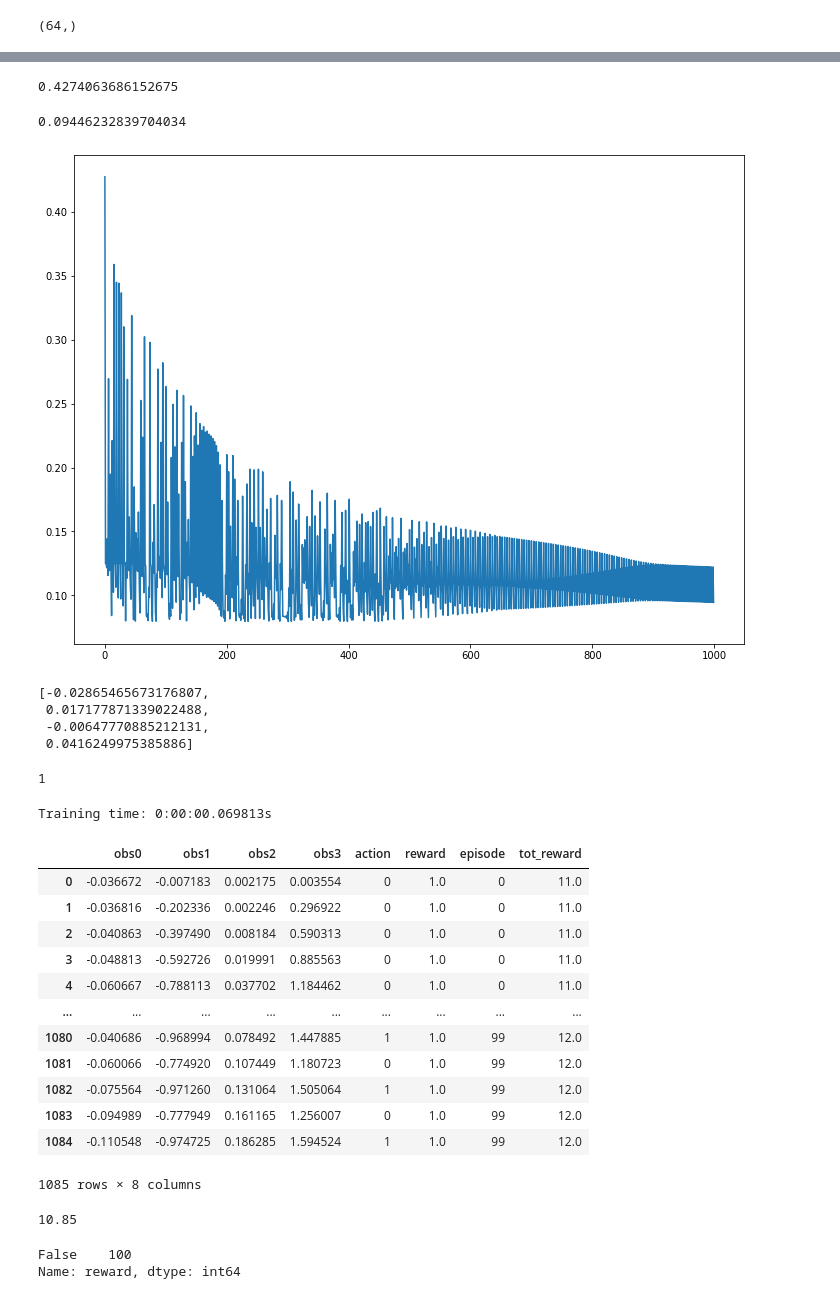
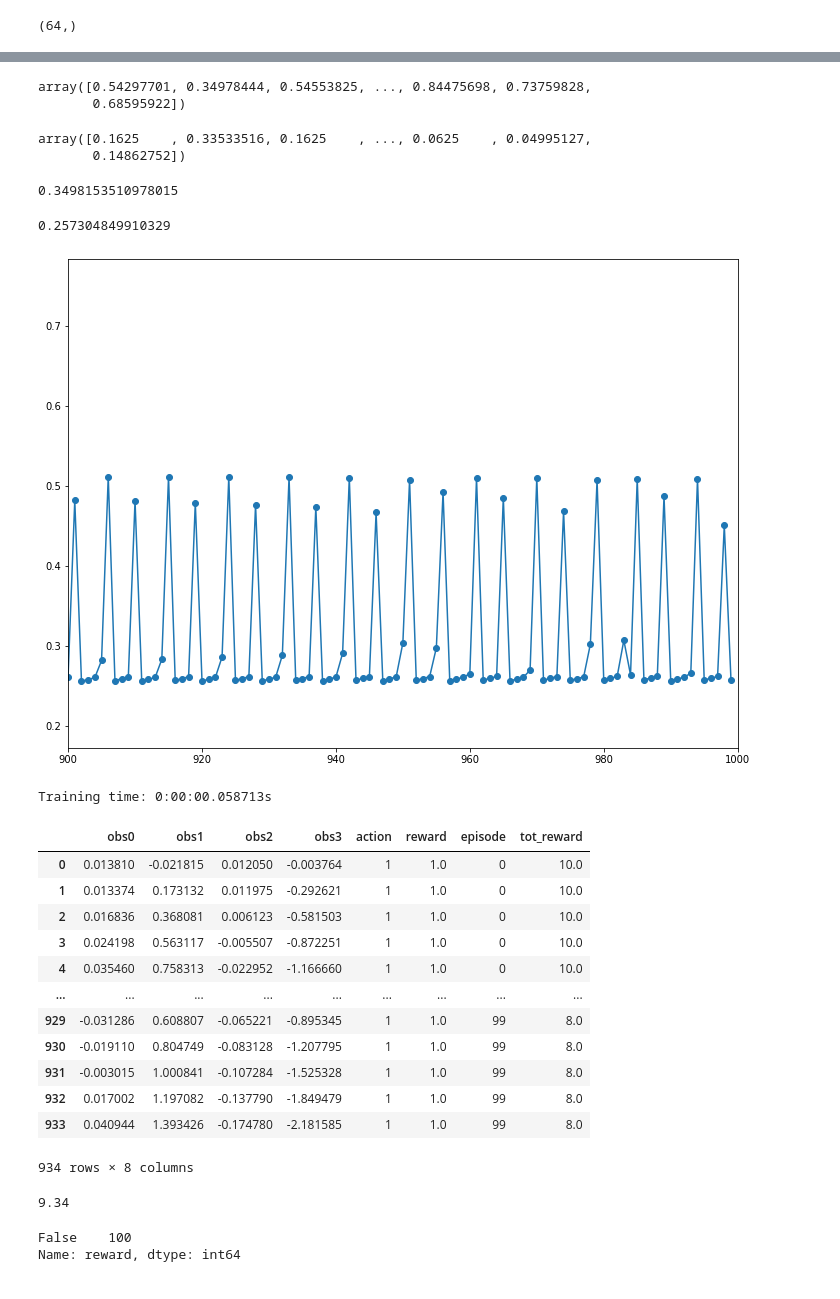
Before and after one commit to HyosikMoon/Coursera, a Jupyter notebook: Machine_Learning/Course5_Deep_Learning_and_Reinforcement_Learning/Proj/Course_Project_DL_5.ipynb, the cells around one changed output, grey strips where cells are left out. Saved outputs shown, nothing was run; the diff lists cells and outputs as text; code cells hidden in the pictures.

```diff
--- a/Machine_Learning/Course5_Deep_Learning_and_Reinforcement_Learning/Proj/Course_Project_DL_5.ipynb
+++ b/Machine_Learning/Course5_Deep_Learning_and_Reinforcement_Learning/Proj/Course_Project_DL_5.ipynb
@@ -90,6 +62,9 @@ memory_df.head(20)
 # %%
-memory_df.groupby("episode").reward.sum().mean()
-memory_df["comb_reward"] = .5*memory_df.reward + memory_df.res_reward
+# memory_df.groupby("episode").reward.sum().mean()
+# memory_df["comb_reward"] = .5*memory_df.reward + memory_df.res_reward
+# %%
+memory_df.groupby("episode").reward.sum().mean()
+memory_df["comb_reward"] = .5*memory_df.reward + 1.2 * memory_df.tot_reward
 # %%
 memory_df
 # %% [output]
@@ -436,12 +411,14 @@ def plot_loss_accuracy(loss_vals, accuracies):
     ax.set(xlabel='iterations', title='Accuracy');
 # %%
 # Practice
+import datetime
 n = datetime.datetime.now
 t = n()
 
 np.random.seed(1241)
+
 num_iter = 1000
-learning_rate = .0001
+learning_rate = .001
 # x_mat = x_mat_full
 
 total_pred = []
@@ -461,11 +448,21 @@ errorff = np.sqrt(np.power((y - total_pred[-1]), 2))
+# %%
+errorfi
+# %% [output]
+array([0.54297701, 0.34978444, 0.54553825, ..., 0.84475698, 0.73759828,
+       0.68595922])
+# %%
+errorff
+# %% [output]
+array([0.1625    , 0.33533516, 0.1625    , ..., 0.0625    , 0.04995127,
+       0.14862752])
 # %%
 errorfi.sum()/len(errorfi)
 # %% [output]
-0.4274063686152675
+0.3498153510978015
 # %%
 errorff.sum()/len(errorff)
 # %% [output]
-0.09446232839704034
+0.257304849910329
 # %%
 fig_y = []
 for i in range(len(total_pred)):
@@ -474,11 +471,12 @@ for i in range(len(total_pred)):
 # %%
 import matplotlib.pyplot as plt
 
 plt.figure(figsize=(12,9))
-plt.plot([i for i in range(len(fig_y))], fig_y)
+plt.plot([i for i in range(len(fig_y))], fig_y, marker='o')
+plt.xlim(900, 1000)
 plt.show()
 # %% [output]
-[figure, old version]
+[figure, new version]
 # %%
 def nn_predict(pred_in):
     z_2 = np.dot(pred_in[0], W_1)
@@ -492,17 +490,6 @@ def nn_predict(pred_in):
     y_pred2 = sigmoid(z2_3)
 
     return y_pred1, y_pred2
-# %%
-list(n_env.reset())
-# %% [output]
-[-0.02865465673176807,
- 0.017177871339022488,
- -0.00647770885212131,
- 0.0416249975385886]
-# %%
-np.argmax([23, 99])
-# %% [output]
-1
 # %%
 t = n()
 num_episodes = 100
@@ -536,27 +523,27 @@ for i in range(num_episodes):
 n_memory_df = pandas.DataFrame(n_life_memory)
 print(f"Training time: {n() - t}s")
 # %% [output]
-Training time: 0:00:00.069813s
+Training time: 0:00:00.058713s
 # %%
 n_memory_df
 # %% [output]
 |  | obs0 | obs1 | obs2 | obs3 | action | reward | episode | tot_reward |
-| 0 | -0.036672 | -0.007183 | 0.002175 | 0.003554 | 0 | 1.0 | 0 | 11.0 |
-| 1 | -0.036816 | -0.202336 | 0.002246 | 0.296922 | 0 | 1.0 | 0 | 11.0 |
-| 2 | -0.040863 | -0.397490 | 0.008184 | 0.590313 | 0 | 1.0 | 0 | 11.0 |
-| 3 | -0.048813 | -0.592726 | 0.019991 | 0.885563 | 0 | 1.0 | 0 | 11.0 |
-| 4 | -0.060667 | -0.788113 | 0.037702 | 1.184462 | 0 | 1.0 | 0 | 11.0 |
+| 0 | 0.013810 | -0.021815 | 0.012050 | -0.003764 | 1 | 1.0 | 0 | 10.0 |
+| 1 | 0.013374 | 0.173132 | 0.011975 | -0.292621 | 1 | 1.0 | 0 | 10.0 |
+| 2 | 0.016836 | 0.368081 | 0.006123 | -0.581503 | 1 | 1.0 | 0 | 10.0 |
+| 3 | 0.024198 | 0.563117 | -0.005507 | -0.872251 | 1 | 1.0 | 0 | 10.0 |
+| 4 | 0.035460 | 0.758313 | -0.022952 | -1.166660 | 1 | 1.0 | 0 | 10.0 |
 | ... | ... | ... | ... | ... | ... | ... | ... | ... |
-| 1080 | -0.040686 | -0.968994 | 0.078492 | 1.447885 | 1 | 1.0 | 99 | 12.0 |
-| 1081 | -0.060066 | -0.774920 | 0.107449 | 1.180723 | 0 | 1.0 | 99 | 12.0 |
-| 1082 | -0.075564 | -0.971260 | 0.131064 | 1.505064 | 1 | 1.0 | 99 | 12.0 |
-| 1083 | -0.094989 | -0.777949 | 0.161165 | 1.256007 | 0 | 1.0 | 99 | 12.0 |
-| 1084 | -0.110548 | -0.974725 | 0.186285 | 1.594524 | 1 | 1.0 | 99 | 12.0 |
+| 929 | -0.031286 | 0.608807 | -0.065221 | -0.895345 | 1 | 1.0 | 99 | 8.0 |
+| 930 | -0.019110 | 0.804749 | -0.083128 | -1.207795 | 1 | 1.0 | 99 | 8.0 |
+| 931 | -0.003015 | 1.000841 | -0.107284 | -1.525328 | 1 | 1.0 | 99 | 8.0 |
+| 932 | 0.017002 | 1.197082 | -0.137790 | -1.849479 | 1 | 1.0 | 99 | 8.0 |
+| 933 | 0.040944 | 1.393426 | -0.174780 | -2.181585 | 1 | 1.0 | 99 | 8.0 |
-1085 rows × 8 columns
+934 rows × 8 columns
 # %%
 n_memory_df.groupby("episode").reward.sum().mean()
 # %% [output]
-10.85
+9.34
 # %%
 (n_memory_df.groupby("episode").reward.sum() >= 200).value_counts()
 # %% [output]
```
Also changed, not shown: parts of 7 cells of this notebook, 1 other file.
